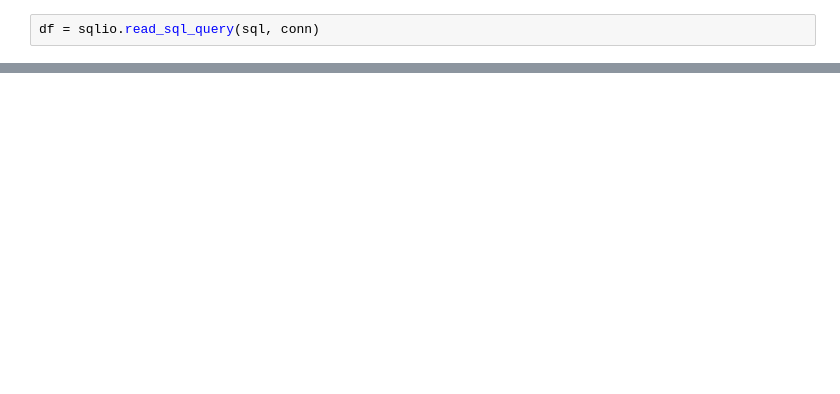
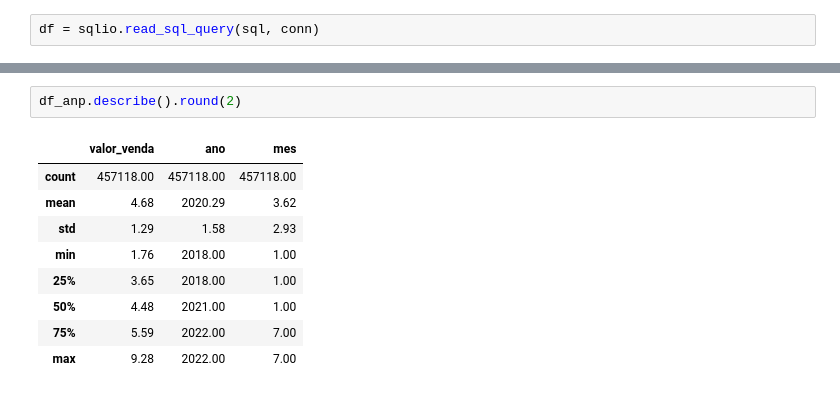
Before and after one commit to aloisiok1/Dataviz, a Jupyter notebook: 1_Ligacao_banco_dados.ipynb, the cells around one changed output, grey strips where cells are left out. Drawn from its saved outputs; the diff is of its cells as text; blank space fills up the shorter version.

```diff
--- a/1_Ligacao_banco_dados.ipynb
+++ b/1_Ligacao_banco_dados.ipynb
@@ -114,0 +238,12 @@ df.shape
+# %%
+df_anp.describe().round(2)
+# %% [output]
+|  | valor_venda | ano | mes |
+| count | 457118.00 | 457118.00 | 457118.00 |
+| mean | 4.68 | 2020.29 | 3.62 |
+| std | 1.29 | 1.58 | 2.93 |
+| min | 1.76 | 2018.00 | 1.00 |
+| 25% | 3.65 | 2018.00 | 1.00 |
+| 50% | 4.48 | 2021.00 | 1.00 |
+| 75% | 5.59 | 2022.00 | 7.00 |
+| max | 9.28 | 2022.00 | 7.00 |
```
Also changed, not shown: parts of 16 cells of this notebook, 4 other files.
